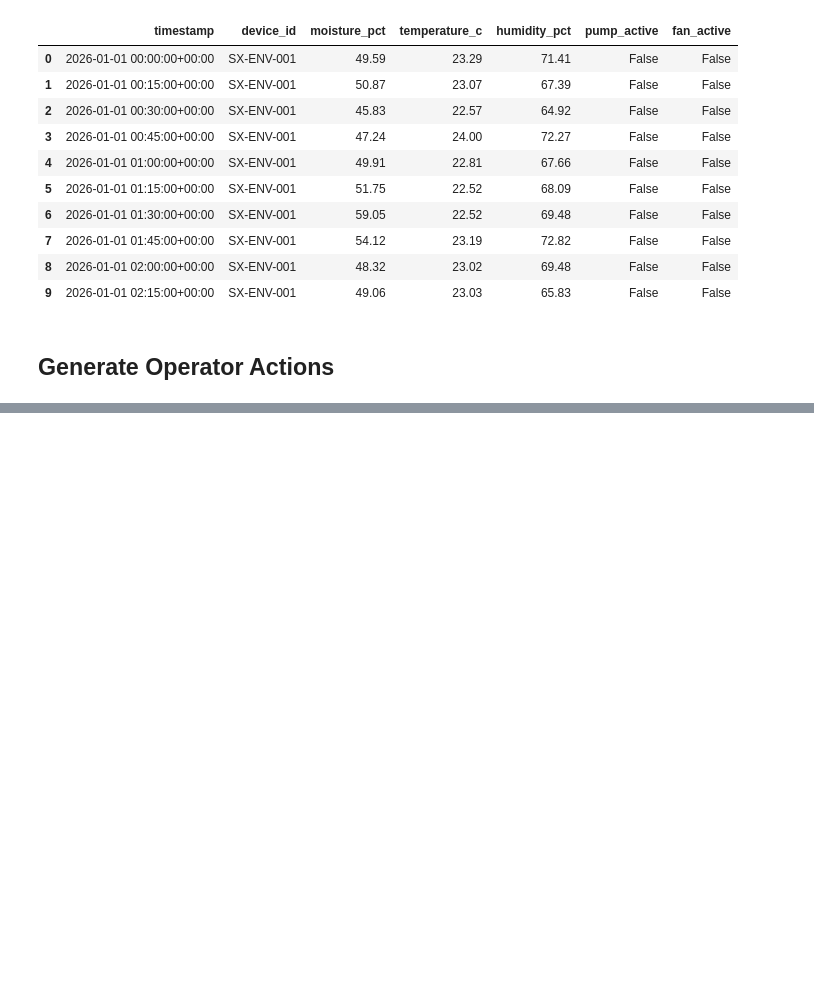
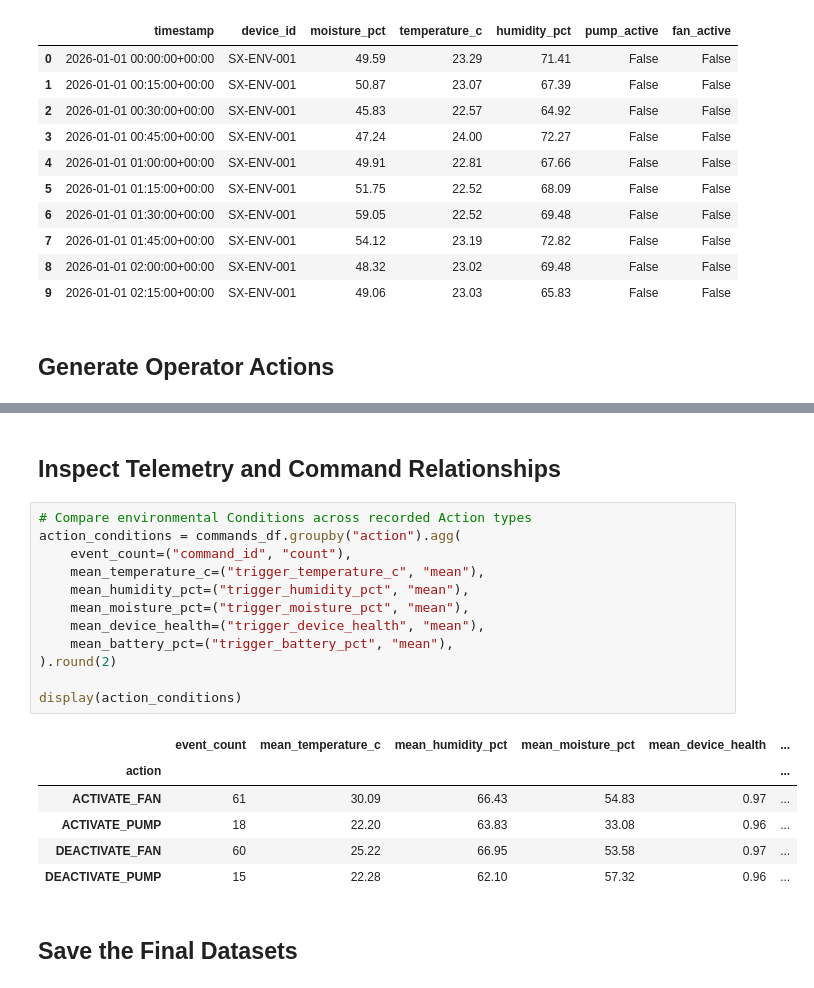
Before and after one commit to Quen-Drew-02/Smart-X-ML, a Jupyter notebook: notebooks/01_synthetic_data_generation.ipynb, the cells around one changed output, grey strips where cells are left out. Saved outputs shown, nothing was run; the diff lists cells and outputs as text; blank space fills up the shorter version.

```diff
--- a/notebooks/01_synthetic_data_generation.ipynb
+++ b/notebooks/01_synthetic_data_generation.ipynb
@@ -565,0 +667,23 @@ Generated cCmmand Events: 154
+# %% [markdown]
+## Inspect Telemetry and Command Relationships
+# %%
+# Compare environmental Conditions across recorded Action types
+action_conditions = commands_df.groupby("action").agg(
+    event_count=("command_id", "count"),
+    mean_temperature_c=("trigger_temperature_c", "mean"),
+    mean_humidity_pct=("trigger_humidity_pct", "mean"),
+    mean_moisture_pct=("trigger_moisture_pct", "mean"),
+    mean_device_health=("trigger_device_health", "mean"),
+    mean_battery_pct=("trigger_battery_pct", "mean"),
+).round(2)
+
+display(action_conditions)
+# %% [output]
+|  | event_count | mean_temperature_c | mean_humidity_pct | mean_moisture_pct | mean_device_health | ... |
+| action |  |  |  |  |  | ... |
+| ACTIVATE_FAN | 61 | 30.09 | 66.43 | 54.83 | 0.97 | ... |
+| ACTIVATE_PUMP | 18 | 22.20 | 63.83 | 33.08 | 0.96 | ... |
+| DEACTIVATE_FAN | 60 | 25.22 | 66.95 | 53.58 | 0.97 | ... |
+| DEACTIVATE_PUMP | 15 | 22.28 | 62.10 | 57.32 | 0.96 | ... |
+# %% [markdown]
+## Save the Final Datasets
```
Also changed, not shown: parts of 6 cells of this notebook.
